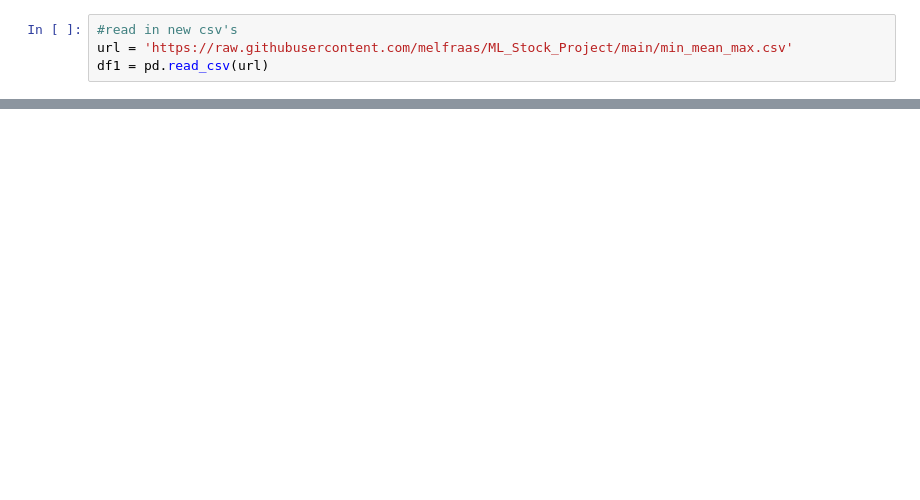
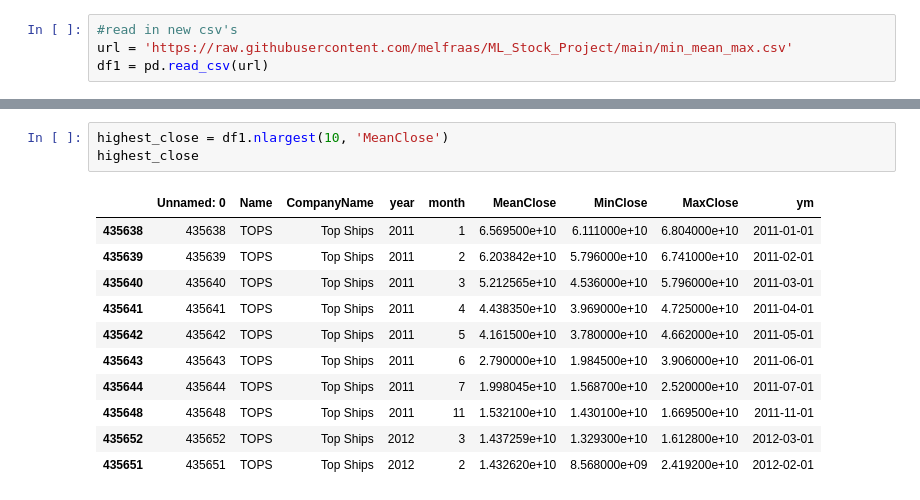
Before and after one commit to melfraas/ETL_Project, a Jupyter notebook: Clean_Working_Data.ipynb, the cells around one changed output, grey strips where cells are left out. Drawn from its saved outputs; the diff is of its cells as text; blank space fills up the shorter version.

```diff
--- a/Clean_Working_Data.ipynb
+++ b/Clean_Working_Data.ipynb
@@ -23,0 +65,15 @@ NameError: ignored
+# %%
+highest_close = df1.nlargest(10, 'MeanClose')
+highest_close
+# %% [output]
+|  | Unnamed: 0 | Name | CompanyName | year | month | MeanClose | MinClose | MaxClose | ym |
+| 435638 | 435638 | TOPS | Top Ships | 2011 | 1 | 6.569500e+10 | 6.111000e+10 | 6.804000e+10 | 2011-01-01 |
+| 435639 | 435639 | TOPS | Top Ships | 2011 | 2 | 6.203842e+10 | 5.796000e+10 | 6.741000e+10 | 2011-02-01 |
+| 435640 | 435640 | TOPS | Top Ships | 2011 | 3 | 5.212565e+10 | 4.536000e+10 | 5.796000e+10 | 2011-03-01 |
+| 435641 | 435641 | TOPS | Top Ships | 2011 | 4 | 4.438350e+10 | 3.969000e+10 | 4.725000e+10 | 2011-04-01 |
+| 435642 | 435642 | TOPS | Top Ships | 2011 | 5 | 4.161500e+10 | 3.780000e+10 | 4.662000e+10 | 2011-05-01 |
+| 435643 | 435643 | TOPS | Top Ships | 2011 | 6 | 2.790000e+10 | 1.984500e+10 | 3.906000e+10 | 2011-06-01 |
+| 435644 | 435644 | TOPS | Top Ships | 2011 | 7 | 1.998045e+10 | 1.568700e+10 | 2.520000e+10 | 2011-07-01 |
+| 435648 | 435648 | TOPS | Top Ships | 2011 | 11 | 1.532100e+10 | 1.430100e+10 | 1.669500e+10 | 2011-11-01 |
+| 435652 | 435652 | TOPS | Top Ships | 2012 | 3 | 1.437259e+10 | 1.329300e+10 | 1.612800e+10 | 2012-03-01 |
+| 435651 | 435651 | TOPS | Top Ships | 2012 | 2 | 1.432620e+10 | 8.568000e+09 | 2.419200e+10 | 2012-02-01 |
```
Also changed, not shown: parts of 17 cells of this notebook.
